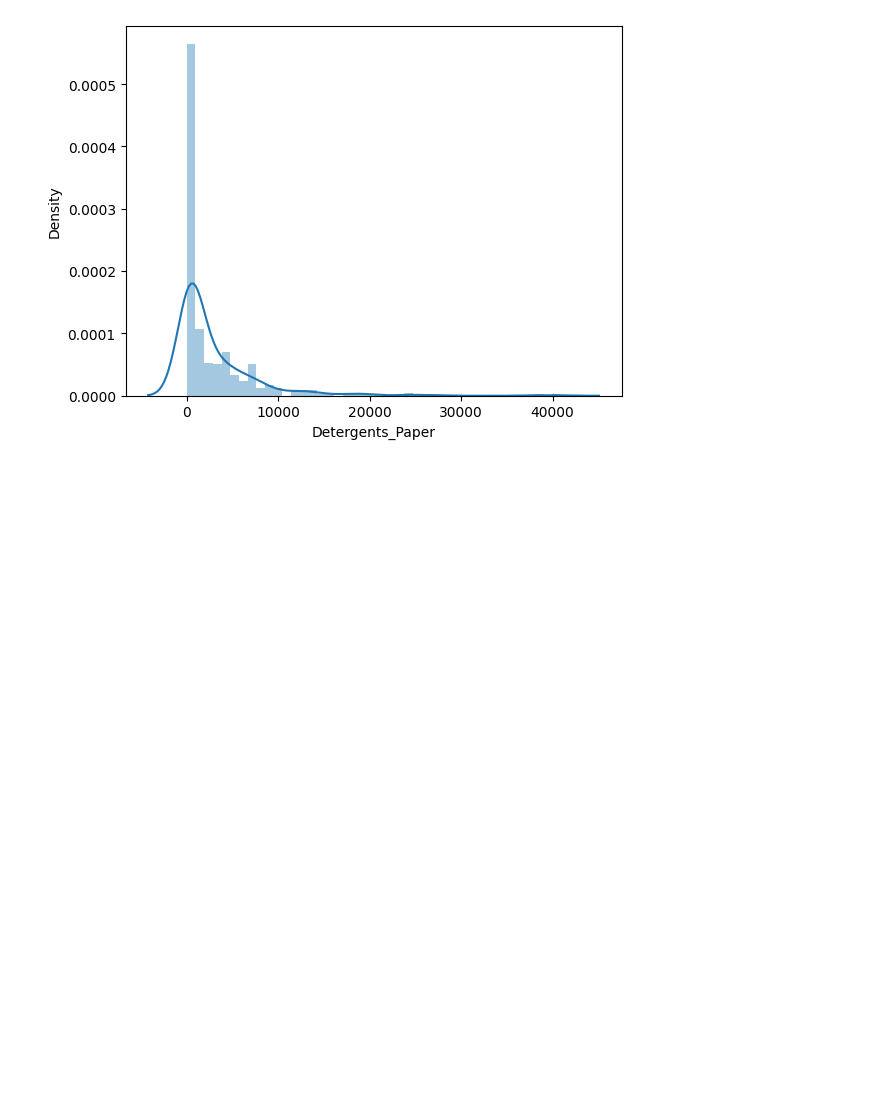
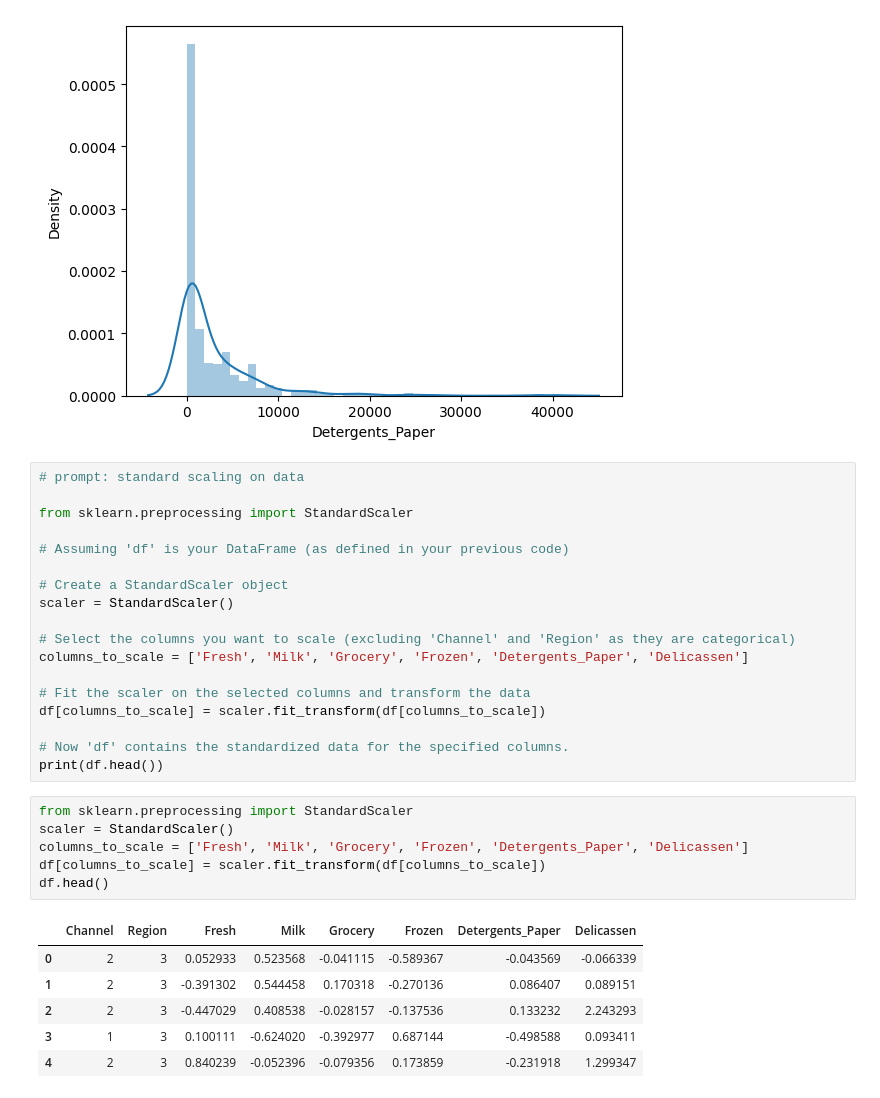
Before and after one commit to Prashanth-557/ML-Training, a Jupyter notebook: Day24.ipynb, the cells around one changed output. Drawn from its saved outputs; the diff is of its cells as text; blank space fills up the shorter version.

```diff
--- a/Day24.ipynb
+++ b/Day24.ipynb
@@ -133,3 +133,34 @@ sns.distplot(df['Detergents_Paper'])
 plt.show()
 # %% [output]
 [figure]
+# %%
+# prompt: standard scaling on data
+
+from sklearn.preprocessing import StandardScaler
+
+# Assuming 'df' is your DataFrame (as defined in your previous code)
+
+# Create a StandardScaler object
+scaler = StandardScaler()
+
+# Select the columns you want to scale (excluding 'Channel' and 'Region' as they are categorical)
+columns_to_scale = ['Fresh', 'Milk', 'Grocery', 'Frozen', 'Detergents_Paper', 'Delicassen']
+
+# Fit the scaler on the selected columns and transform the data
+df[columns_to_scale] = scaler.fit_transform(df[columns_to_scale])
+
+# Now 'df' contains the standardized data for the specified columns.
+print(df.head())
+# %%
+from sklearn.preprocessing import StandardScaler
+scaler = StandardScaler()
+columns_to_scale = ['Fresh', 'Milk', 'Grocery', 'Frozen', 'Detergents_Paper', 'Delicassen']
+df[columns_to_scale] = scaler.fit_transform(df[columns_to_scale])
+df.head()
+# %% [output]
+|  | Channel | Region | Fresh | Milk | Grocery | Frozen | Detergents_Paper | Delicassen |
+| 0 | 2 | 3 | 0.052933 | 0.523568 | -0.041115 | -0.589367 | -0.043569 | -0.066339 |
+| 1 | 2 | 3 | -0.391302 | 0.544458 | 0.170318 | -0.270136 | 0.086407 | 0.089151 |
+| 2 | 2 | 3 | -0.447029 | 0.408538 | -0.028157 | -0.137536 | 0.133232 | 2.243293 |
+| 3 | 1 | 3 | 0.100111 | -0.624020 | -0.392977 | 0.687144 | -0.498588 | 0.093411 |
+| 4 | 2 | 3 | 0.840239 | -0.052396 | -0.079356 | 0.173859 | -0.231918 | 1.299347 |
```
